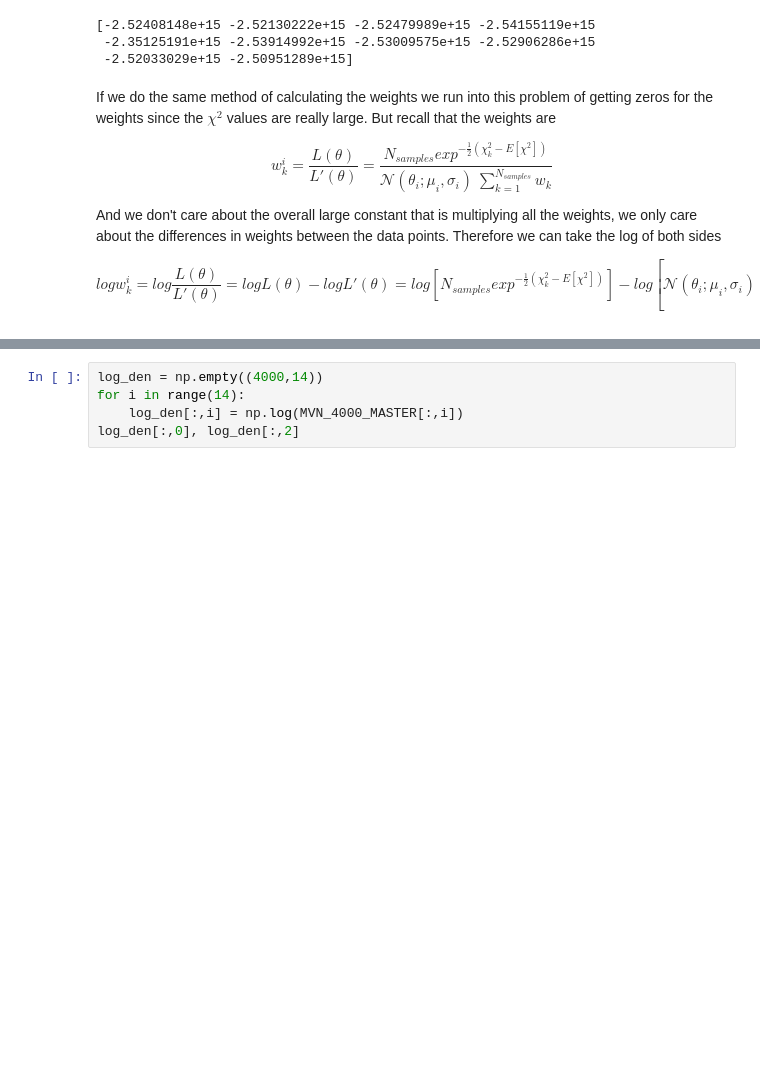
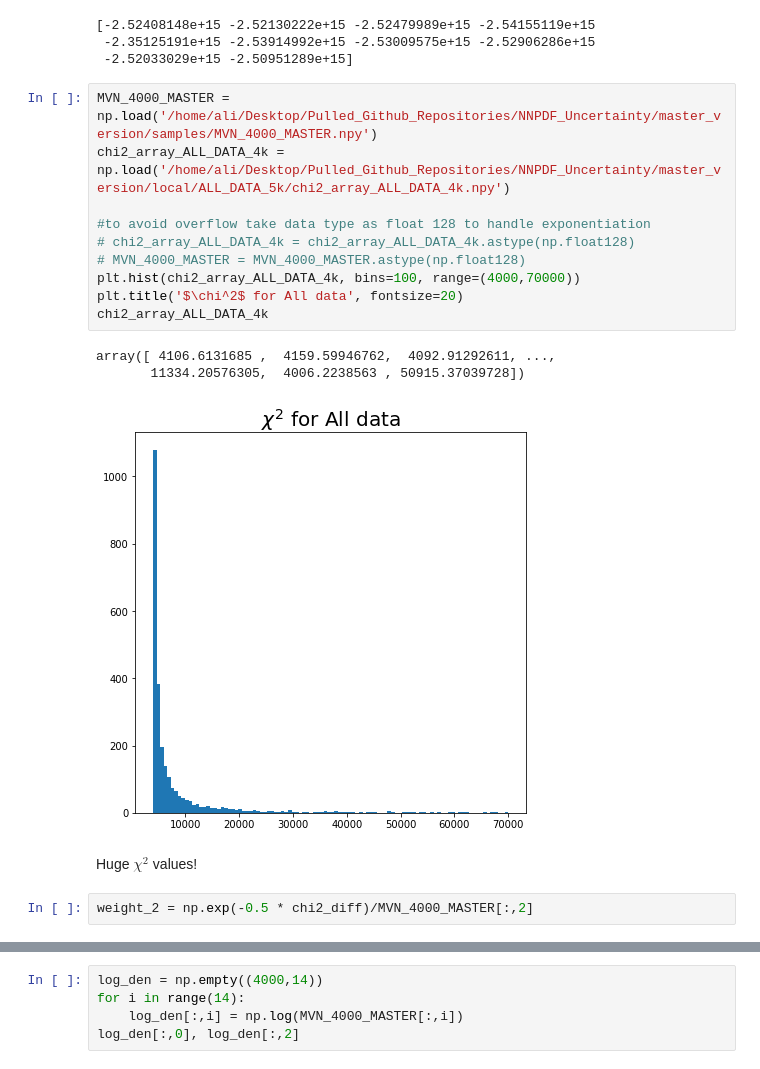
Before and after one commit to AliAlkadhim/PDF_Uncertainty, a Jupyter notebook: master_version/local/ALL_DATA_5k/reweighting.ipynb, the cells around one changed output, grey strips where cells are left out. Drawn from its saved outputs; the diff is of its cells as text; blank space fills up the shorter version.

```diff
--- a/master_version/local/ALL_DATA_5k/reweighting.ipynb
+++ b/master_version/local/ALL_DATA_5k/reweighting.ipynb
@@ -484,11 +484,21 @@ print(weights_OLD[:10,0])
 [-2.52408148e+15 -2.52130222e+15 -2.52479989e+15 -2.54155119e+15
  -2.35125191e+15 -2.53914992e+15 -2.53009575e+15 -2.52906286e+15
  -2.52033029e+15 -2.50951289e+15]
-# %% [markdown]
-If we do the same method of calculating the weights we run into this problem of getting zeros for the weights since the $\chi^2$ values are really large. But recall that the weights are
-
-$$w_k^i = \frac{L(\theta)}{L'(\theta)} = \frac{N_{samples} exp^{-\frac{1}{2} (\chi_k ^2 - E[\chi^2])}}{\mathcal{N}(\theta_i;\mu_i, \sigma_i) \ \sum_{k=1}^{N_{samples}} w_k}$$
-
-And we don't care about the overall large constant that is multiplying all the weights, we only care about the differences in weights between the data points. Therefore we can take the log of both sides
-
-$$log w_k^i = log \frac{L(\theta)}{L'(\theta)} = log L(\theta) - log L'(\theta) = log [N_{samples} exp^{-\frac{1}{2} (\chi_k ^2 - E[\chi^2])} ] - log[ \mathcal{N}(\theta_i;\mu_i, \sigma_i) \ \sum_{k=1}^{N_{samples}} w_k] $$
+# %%
+MVN_4000_MASTER = np.load('/home/ali/Desktop/Pulled_Github_Repositories/NNPDF_Uncertainty/master_version/samples/MVN_4000_MASTER.npy')
+chi2_array_ALL_DATA_4k = np.load('/home/ali/Desktop/Pulled_Github_Repositories/NNPDF_Uncertainty/master_version/local/ALL_DATA_5k/chi2_array_ALL_DATA_4k.npy')
+
+#to avoid overflow take data type as float 128 to handle exponentiation
+# chi2_array_ALL_DATA_4k = chi2_array_ALL_DATA_4k.astype(np.float128)
+# MVN_4000_MASTER = MVN_4000_MASTER.astype(np.float128)
+plt.hist(chi2_array_ALL_DATA_4k, bins=100, range=(4000,70000))
+plt.title('$\chi^2$ for All data', fontsize=20)
+chi2_array_ALL_DATA_4k
+# %% [output]
+array([ 4106.6131685 ,  4159.59946762,  4092.91292611, ...,
+       11334.20576305,  4006.2238563 , 50915.37039728])
+[figure, added]
+# %% [markdown]
+Huge $\chi^2$ values!
+# %%
+weight_2 = np.exp(-0.5 * chi2_diff)/MVN_4000_MASTER[:,2]
```
Also changed, not shown: parts of 13 cells of this notebook, 15 other files.
